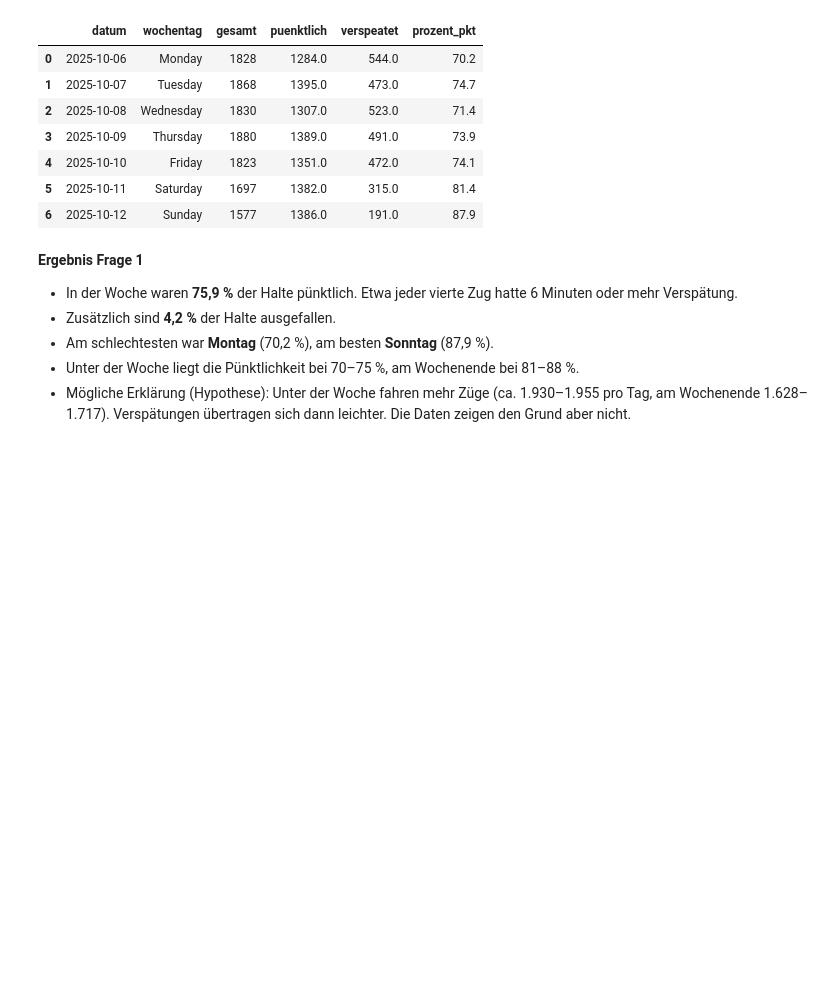
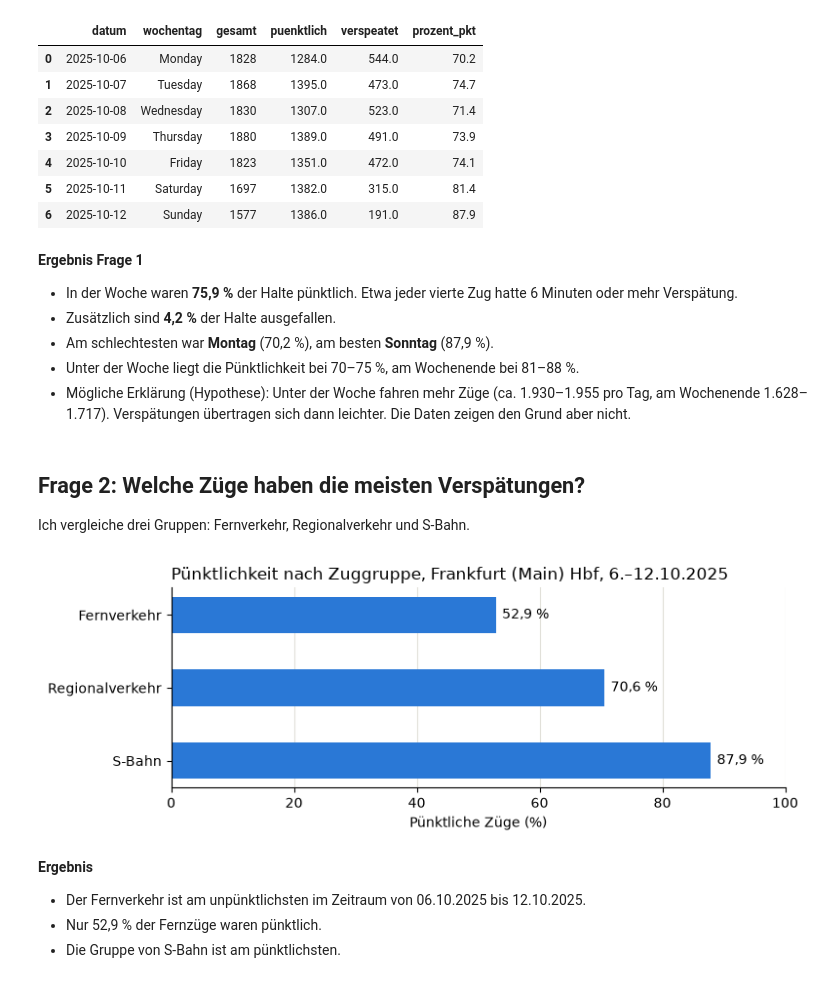
Before and after one commit to Yassiribnelhaddad/verspaetung-db, a Jupyter notebook: notebooks/analyse.ipynb, the cells around one changed output. Drawn from its saved outputs; the diff is of its cells as text; code cells hidden in the pictures; blank space fills up the shorter version.

Commit message:
Frage 2: Puenktlichkeit nach Zugggruppen mit grafik

```diff
--- a/notebooks/analyse.ipynb
+++ b/notebooks/analyse.ipynb
@@ -356,3 +356,51 @@ duckdb.sql("""
 - Am schlechtesten war **Montag** (70,2 %), am besten **Sonntag** (87,9 %).
 - Unter der Woche liegt die Pünktlichkeit bei 70–75 %, am Wochenende bei 81–88 %.
 - Mögliche Erklärung (Hypothese): Unter der Woche fahren mehr Züge (ca. 1.930–1.955 pro Tag, am Wochenende 1.628–1.717). Verspätungen übertragen sich dann leichter. Die Daten zeigen den Grund aber nicht.
+# %% [markdown]
+##  Frage 2: Welche Züge haben die meisten Verspätungen?
+
+Ich vergleiche drei Gruppen: Fernverkehr, Regionalverkehr und S-Bahn.
+# %%
+df_gruppen = duckdb.sql("""
+    SELECT zuggruppe,
+      COUNT (*) AS gesamt,
+      COUNT(*) FILTER (WHERE delay_in_min <= 5) AS puenktlich,
+      ROUND(100.0 * COUNT (*) FILTER(WHERE delay_in_min <= 5)/COUNT(*) ,1) AS prozent_pkt,
+      ROUND(AVG(delay_in_min),1) AS mittlere_verspaetung
+    FROM frankfurt
+    WHERE NOT arrival_is_canceled
+     AND NOT departure_is_canceled
+    GROUP BY zuggruppe
+    ORDER BY prozent_pkt ASC
+
+
+
+""").df()
+# %%
+import matplotlib.pyplot as plt
+
+fig, ax = plt.subplots(figsize=(8, 3))
+
+ax.barh(df_gruppen["zuggruppe"], df_gruppen["prozent_pkt"], color="#2a78d6", height=0.5)
+ax.invert_yaxis()
+ax.set_xlim(0, 100)
+ax.set_xlabel("Pünktliche Züge (%)")
+ax.set_title("Pünktlichkeit nach Zuggruppe, Frankfurt (Main) Hbf, 6.–12.10.2025", loc="left")
+
+for i, wert in enumerate(df_gruppen["prozent_pkt"]):
+    ax.text(wert + 1, i, f"{wert} %".replace(".", ","), va="center")
+
+ax.spines[["top", "right"]].set_visible(False)
+ax.grid(axis="x", color="#e1e0d9")
+ax.set_axisbelow(True)
+
+plt.tight_layout()
+plt.savefig("../grafiken/frage2_zuggruppen.png", dpi=150)
+plt.show()
+# %% [output]
+[figure, added]
+# %% [markdown]
+**Ergebnis**
+- Der Fernverkehr ist am unpünktlichsten im Zeitraum von 06.10.2025 bis 12.10.2025.
+- Nur 52,9 % der Fernzüge waren pünktlich.
+- Die Gruppe von S-Bahn ist am pünktlichsten.
```
Also changed, not shown: parts of 2 cells of this notebook, 1 other file.
